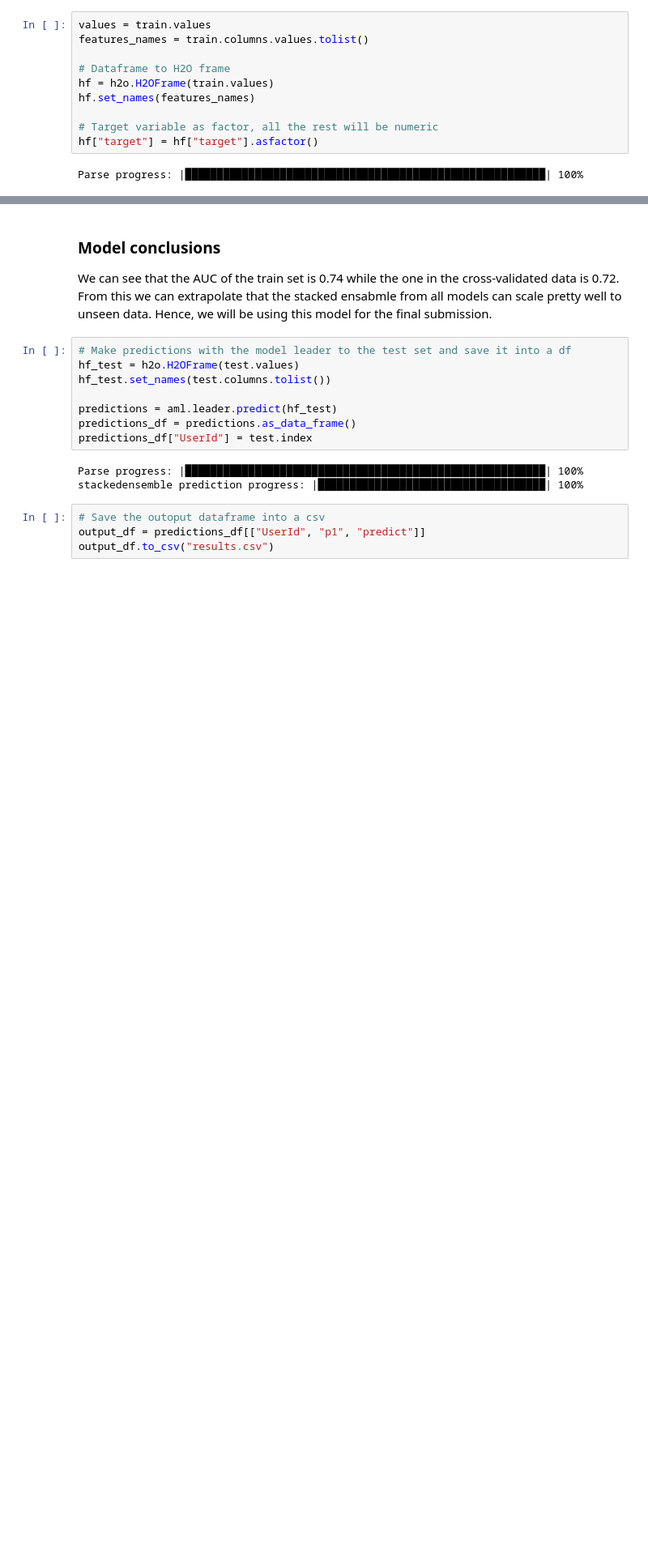
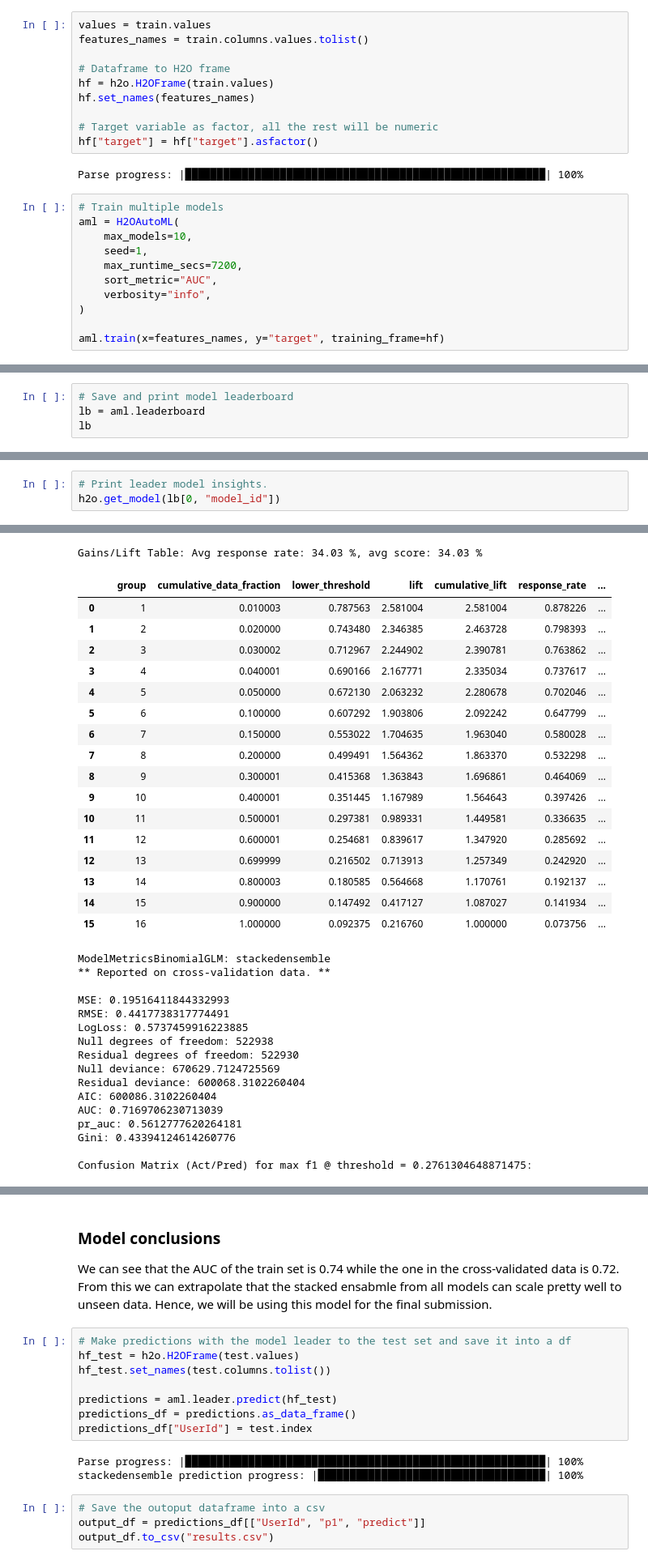
Before and after one commit to pauroger/predict_credit_card_default, a Jupyter notebook: predict_credit_card_default_notebook.ipynb, the cells around one changed output, grey strips where cells are left out. Shown: that part at 81% size. Cells and saved outputs as stored; diff of their text form; blank space fills up the shorter version.

```diff
--- a/predict_credit_card_default_notebook.ipynb
+++ b/predict_credit_card_default_notebook.ipynb
@@ -469,3 +469,14 @@ hf.set_names(features_names)
 hf["target"] = hf["target"].asfactor()
 # %% [output]
 Parse progress: |█████████████████████████████████████████████████████████| 100%
+# %%
+# Train multiple models
+aml = H2OAutoML(
+    max_models=10,
+    seed=1,
+    max_runtime_secs=7200,
+    sort_metric="AUC",
+    verbosity="info",
+)
+
+aml.train(x=features_names, y="target", training_frame=hf)
@@ -471,0 +501,4 @@ Parse progress: |█████████████████████
+# %%
+# Save and print model leaderboard
+lb = aml.leaderboard
+lb
@@ -471,0 +517,4 @@ Parse progress: |█████████████████████
+# %%
+# Print leader model insights.
+h2o.get_model(lb[0, "model_id"])
+# %% [output]
@@ -471,0 +560,34 @@ Parse progress: |█████████████████████
+Gains/Lift Table: Avg response rate: 34.03 %, avg score: 34.03 %
+|  |  | group | cumulative_data_fraction | lower_threshold | lift | cumulative_lift | response_rate | ... |
+| 0 |  | 1 | 0.010003 | 0.787563 | 2.581004 | 2.581004 | 0.878226 | ... |
+| 1 |  | 2 | 0.020000 | 0.743480 | 2.346385 | 2.463728 | 0.798393 | ... |
+| 2 |  | 3 | 0.030002 | 0.712967 | 2.244902 | 2.390781 | 0.763862 | ... |
+| 3 |  | 4 | 0.040001 | 0.690166 | 2.167771 | 2.335034 | 0.737617 | ... |
+| 4 |  | 5 | 0.050000 | 0.672130 | 2.063232 | 2.280678 | 0.702046 | ... |
+| 5 |  | 6 | 0.100000 | 0.607292 | 1.903806 | 2.092242 | 0.647799 | ... |
+| 6 |  | 7 | 0.150000 | 0.553022 | 1.704635 | 1.963040 | 0.580028 | ... |
+| 7 |  | 8 | 0.200000 | 0.499491 | 1.564362 | 1.863370 | 0.532298 | ... |
+| 8 |  | 9 | 0.300001 | 0.415368 | 1.363843 | 1.696861 | 0.464069 | ... |
+| 9 |  | 10 | 0.400001 | 0.351445 | 1.167989 | 1.564643 | 0.397426 | ... |
+| 10 |  | 11 | 0.500001 | 0.297381 | 0.989331 | 1.449581 | 0.336635 | ... |
+| 11 |  | 12 | 0.600001 | 0.254681 | 0.839617 | 1.347920 | 0.285692 | ... |
+| 12 |  | 13 | 0.699999 | 0.216502 | 0.713913 | 1.257349 | 0.242920 | ... |
+| 13 |  | 14 | 0.800003 | 0.180585 | 0.564668 | 1.170761 | 0.192137 | ... |
+| 14 |  | 15 | 0.900000 | 0.147492 | 0.417127 | 1.087027 | 0.141934 | ... |
+| 15 |  | 16 | 1.000000 | 0.092375 | 0.216760 | 1.000000 | 0.073756 | ... |
+ModelMetricsBinomialGLM: stackedensemble
+** Reported on cross-validation data. **
+
+MSE: 0.19516411844332993
+RMSE: 0.4417738317774491
+LogLoss: 0.5737459916223885
+Null degrees of freedom: 522938
+Residual degrees of freedom: 522930
+Null deviance: 670629.7124725569
+Residual deviance: 600068.3102260404
+AIC: 600086.3102260404
+AUC: 0.7169706230713039
+pr_auc: 0.5612777620264181
+Gini: 0.43394124614260776
+
+Confusion Matrix (Act/Pred) for max f1 @ threshold = 0.2761304648871475:
```
Also changed, not shown: parts of 3 cells of this notebook.
